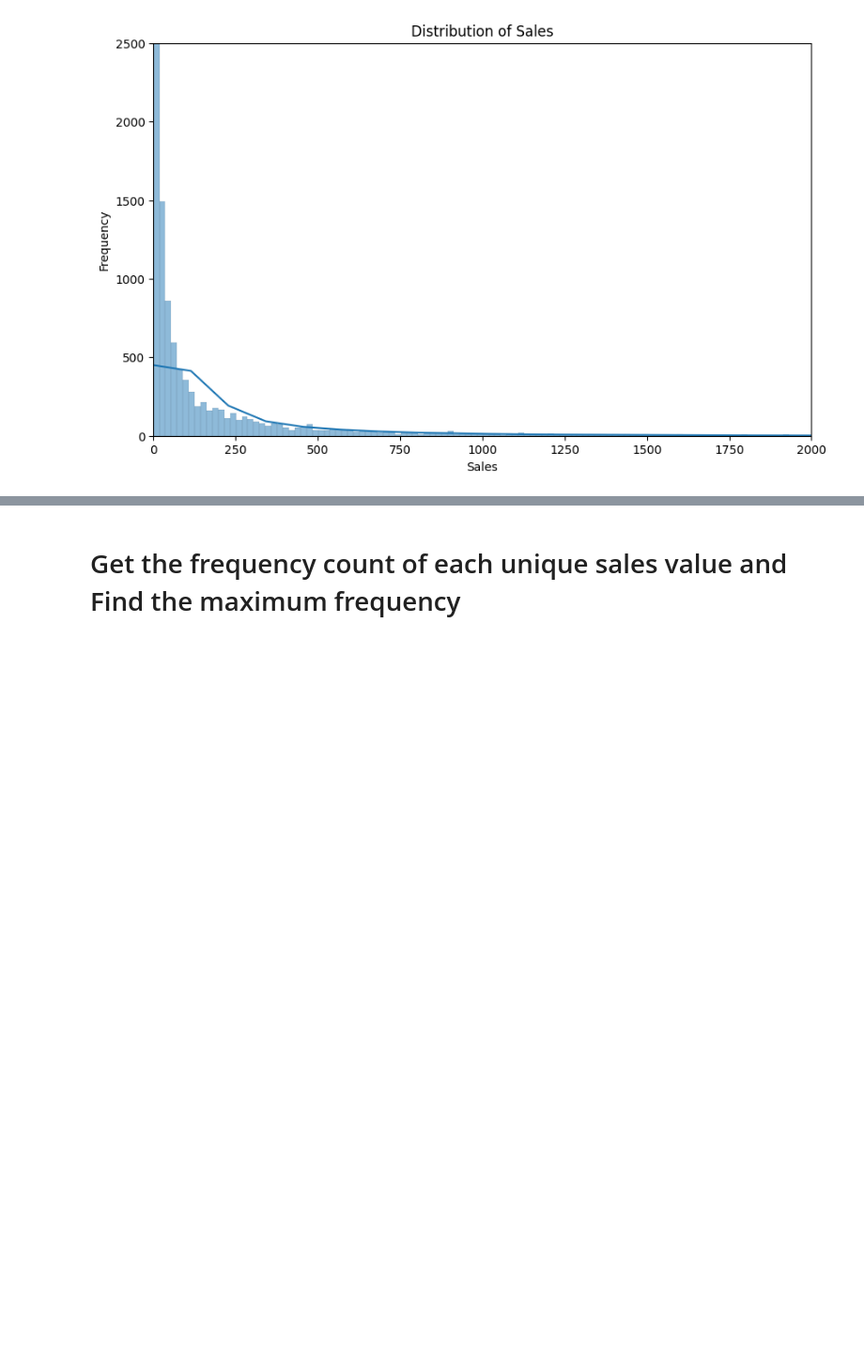
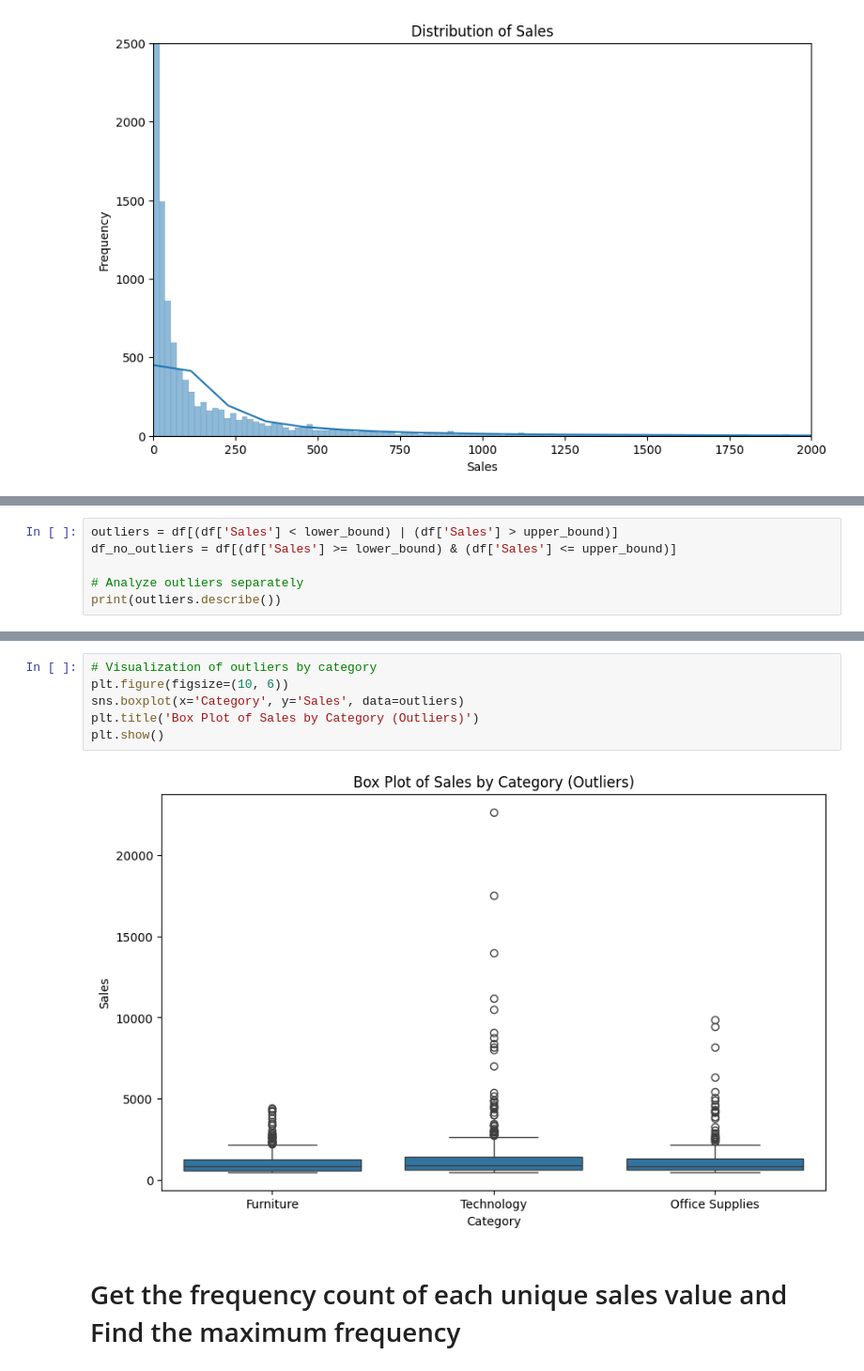
Before and after one commit to ChristeenaGiji/sales-data-exploration, a Jupyter notebook: Sales.ipynb, the cells around one changed output, grey strips where cells are left out. Shown at 94% size. Cells and saved outputs as stored; diff of their text form; blank space fills up the shorter version.

```diff
--- a/Sales.ipynb
+++ b/Sales.ipynb
@@ -224,0 +320,6 @@ Maximum Sales: 22638.48
+# %%
+outliers = df[(df['Sales'] < lower_bound) | (df['Sales'] > upper_bound)]
+df_no_outliers = df[(df['Sales'] >= lower_bound) & (df['Sales'] <= upper_bound)]
+
+# Analyze outliers separately
+print(outliers.describe())
@@ -225,3 +415,11 @@ Maximum Sales: 22638.48
+# %%
+# Visualization of outliers by category
+plt.figure(figsize=(10, 6))
+sns.boxplot(x='Category', y='Sales', data=outliers)
+plt.title('Box Plot of Sales by Category (Outliers)')
+plt.show()
+# %% [output]
+[figure, added]
 # %% [markdown]
 # Get the frequency count of each unique sales value and Find the maximum frequency
 # %%
```
Also changed, not shown: parts of 33 cells of this notebook.
